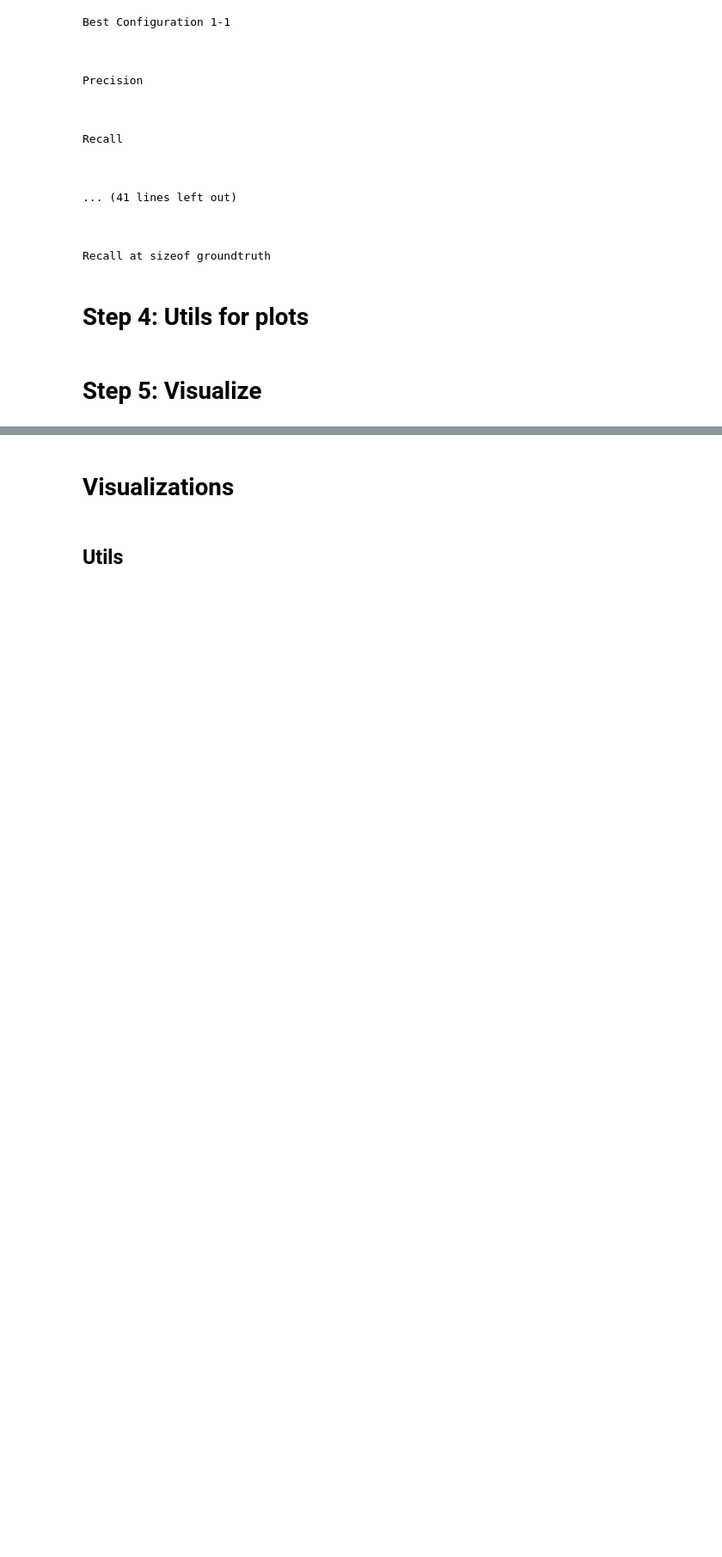
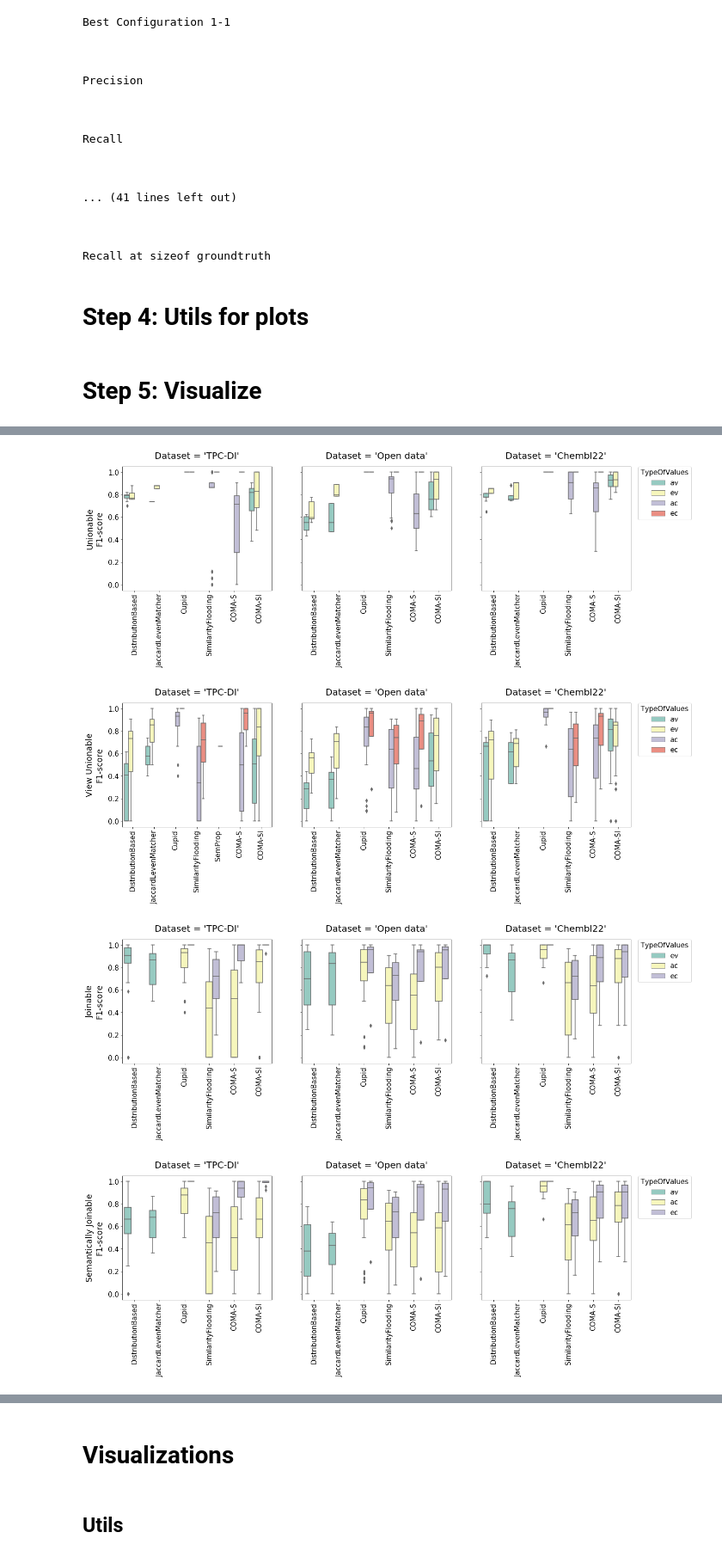
Before and after one commit to delftdata/valentine, a Jupyter notebook: notebooks/Visualization.ipynb, the cells around one changed output, grey strips where cells are left out. Shown at 86% size. Drawn from its saved outputs; the diff is of its cells as text; code cells hidden in the pictures; blank space fills up the shorter version.

```diff
--- a/notebooks/Visualization.ipynb
+++ b/notebooks/Visualization.ipynb
@@ -575,0 +585,21 @@ barplots(df)
+# %%
+df2 = None
+name2 = 'f1_score_'
+title2 = 'F1-score'
+for c in config:
+    data2 = split_data_by_type(best_f1_pd, c)
+    data2['Problem'] = c['problem']
+
+    if df2 is None:
+        df2 = data2
+    else:
+        df2 = pd.concat([df2, data2])
+
+    make_plots(data2, c['problem'], name2, title2)
+
+barplots(df2, name2, title2)
+# %% [output]
+[figure, added]
+[figure, added]
+[figure, added]
+[figure, added]
```
Also changed, not shown: parts of 6 cells of this notebook.
